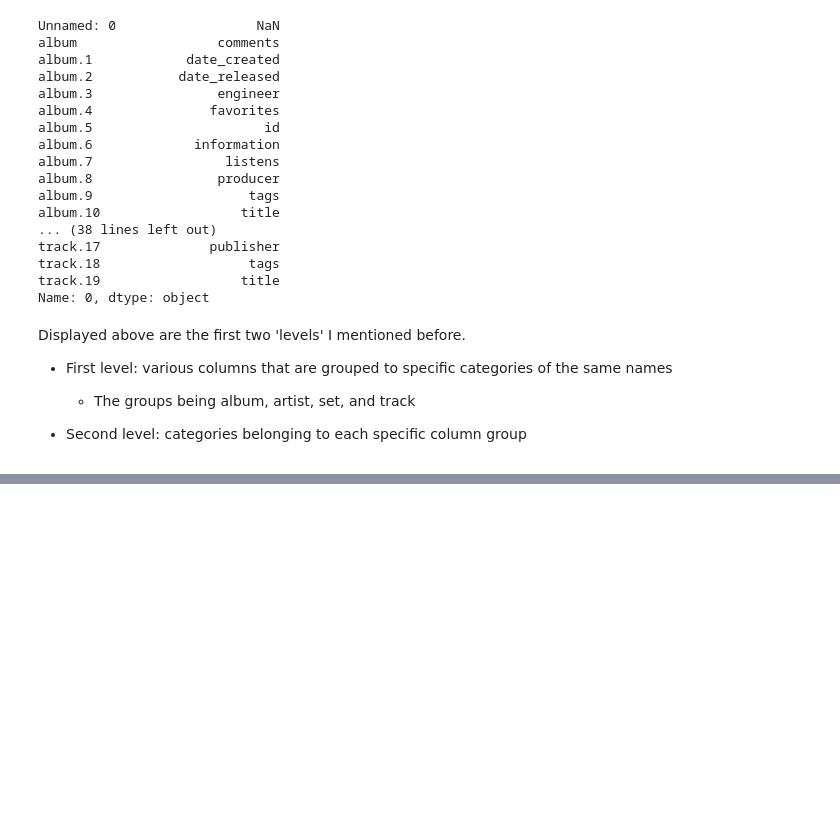
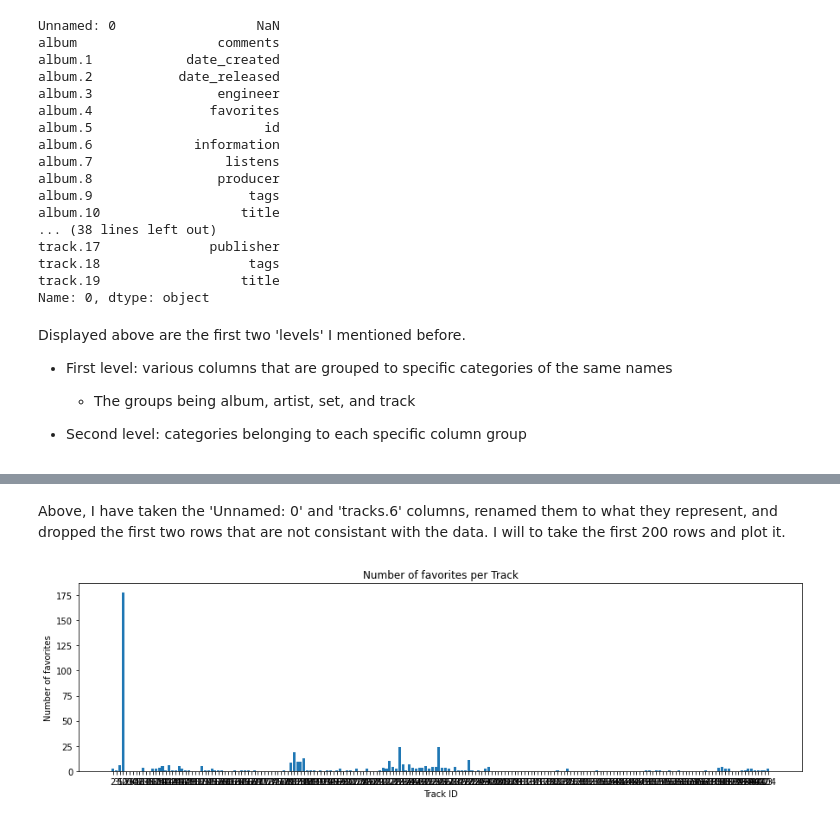
Before and after one commit to Rock-it-science/project-group17-project, a Jupyter notebook: notebooks/analysis2.ipynb, the cells around one changed output, grey strips where cells are left out. Cells and saved outputs as stored; diff of their text form; code cells hidden in the pictures; blank space fills up the shorter version.

```diff
--- a/notebooks/analysis2.ipynb
+++ b/notebooks/analysis2.ipynb
@@ -65,0 +71,10 @@ Displayed above are the first two 'levels' I mentioned before.
+# %%
+tracks_favorites = (
+    tracks_raw[['Unnamed: 0','track.6']]
+    .drop([0,1])
+    .rename(columns = {'Unnamed: 0': "Track ID", 'track.6': "favorites"})
+)
+print(tracks_favorites)
+
+tracks_favorites = tracks_favorites.iloc[0:200]
+print(tracks_favorites)
@@ -65,0 +99,16 @@ Displayed above are the first two 'levels' I mentioned before.
+# %% [markdown]
+Above, I have taken the 'Unnamed: 0' and 'tracks.6' columns, renamed them to what they represent, and dropped the first two rows that are not consistant with the data. I will to take the first 200 rows and plot it.
+# %%
+#First I will have to change the favorites values from strings to integers, so that they will be ordered correctly in an ascending order on the y axis.
+tracks_favorites['favorites'] = tracks_favorites['favorites'].astype(int)
+
+#https://www.geeksforgeeks.org/bar-plot-in-matplotlib/
+#now to plot the graph
+fig= plt.figure(figsize=(15,4))
+plt2.bar(tracks_favorites['Track ID'], tracks_favorites['favorites'])
+plt2.title('Number of favorites per Track')
+plt2.xlabel('Track ID')
+plt2.ylabel('Number of favorites')
+plt.show()
+# %% [output]
+[figure, added]
```
Also changed, not shown: parts of 19 cells of this notebook.
